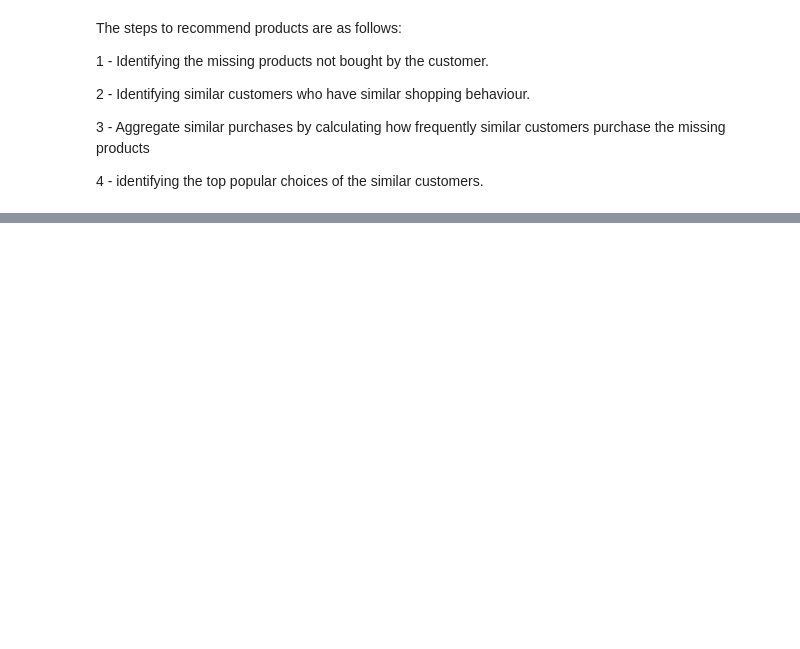
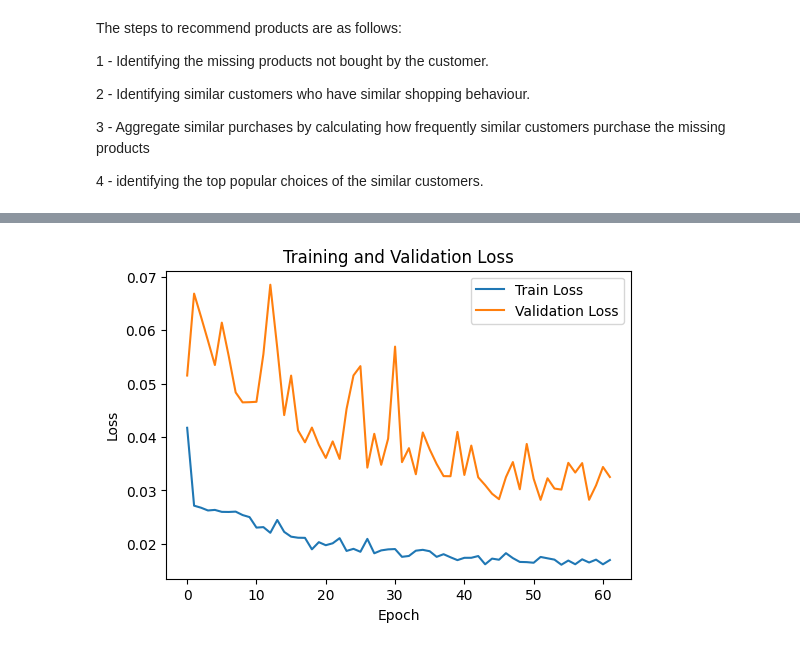
Before and after one commit to alireza-montazeri/SIT742-Assignment-2, a Jupyter notebook: SIT742Task2.ipynb, the cells around one changed output, grey strips where cells are left out. Cells and saved outputs as stored; diff of their text form; code cells hidden in the pictures; blank space fills up the shorter version.

```diff
--- a/SIT742Task2.ipynb
+++ b/SIT742Task2.ipynb
@@ -804,0 +1072,27 @@ The steps to recommend products are as follows:
+# %%
+# Build the LSTM Model
+model = Sequential()
+
+# LSTM layer with 50 units
+model.add(LSTM(units=50, return_sequences=True, input_shape=(X_train.shape[1], 1)))
+model.add(Dropout(0.2))  # Dropout layer to prevent overfitting
+
+# Another LSTM layer
+model.add(LSTM(units=50, return_sequences=False))
+model.add(Dropout(0.2))
+
+# Dense layer for output
+model.add(Dense(units=1))  # Predicting one value (next revenue point)
+
+# Compile the Model
+model.compile(optimizer=Adam(learning_rate=0.001), loss='mean_squared_error')
+# %%
+early_stopping = EarlyStopping(monitor='val_loss', patience=10, restore_best_weights=True)
+
+# Train the Model
+history = model.fit(X_train,
+                    y_train,
+                    epochs=100,
+                    batch_size=16,
+                    validation_data=(X_test, y_test),
+                    callbacks=[early_stopping])
@@ -804,0 +1117,15 @@ The steps to recommend products are as follows:
+# %%
+# Plotting the training and validation accuracy
+plt.figure(figsize=(6, 4))
+
+# Loss plot
+plt.plot(history.history['loss'], label='Train Loss')
+plt.plot(history.history['val_loss'], label='Validation Loss')
+plt.title('Training and Validation Loss')
+plt.xlabel('Epoch')
+plt.ylabel('Loss')
+plt.legend()
+
+plt.show()
+# %% [output]
+[figure, added]
```
Also changed, not shown: parts of 22 cells of this notebook.
